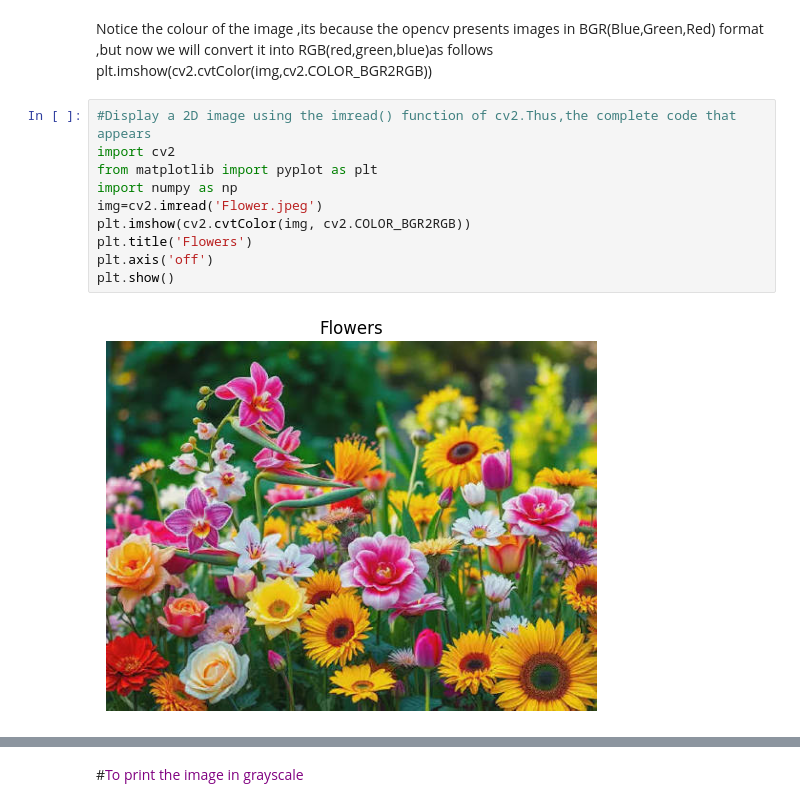
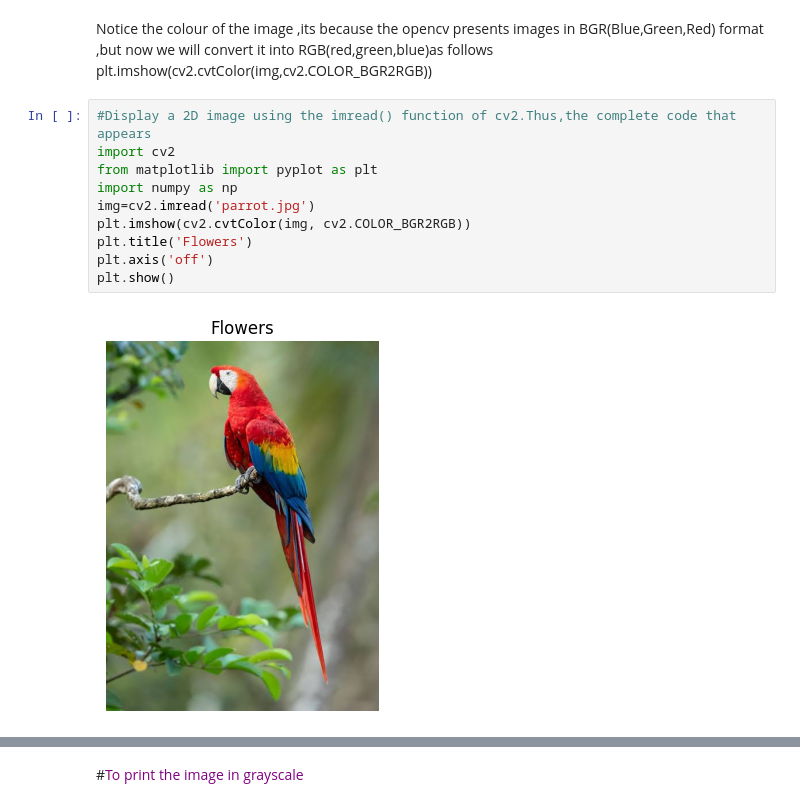
Before and after one commit to SettibathulaJyothi/Python-Aritificial-Intelligence-Code-417-Skill-Education-Class-10, a Jupyter notebook: OpenCV(Open-Source Computer Vision Library).ipynb, the cells around one changed output, grey strips where cells are left out. Drawn from its saved outputs; the diff is of its cells as text.

```diff
--- a/OpenCV(Open-Source Computer Vision Library).ipynb
+++ b/OpenCV(Open-Source Computer Vision Library).ipynb
@@ -45,15 +45,15 @@ plt.imshow(cv2.cvtColor(img,cv2.COLOR_BGR2RGB))
 # %%
 #Display a 2D image using the imread() function of cv2.Thus,the complete code that appears
 import cv2
 from matplotlib import pyplot as plt
 import numpy as np
-img=cv2.imread('Flower.jpeg')
+img=cv2.imread('parrot.jpg')
 plt.imshow(cv2.cvtColor(img, cv2.COLOR_BGR2RGB))
 plt.title('Flowers')
 plt.axis('off')
 plt.show()
 # %% [output]
-[figure, old version]
+[figure, new version]
 # %%
 #Display a 2D image using the imread() function of cv2.Thus,the complete code that appears
 import cv2
```
Also changed, not shown: parts of 5 cells of this notebook.
